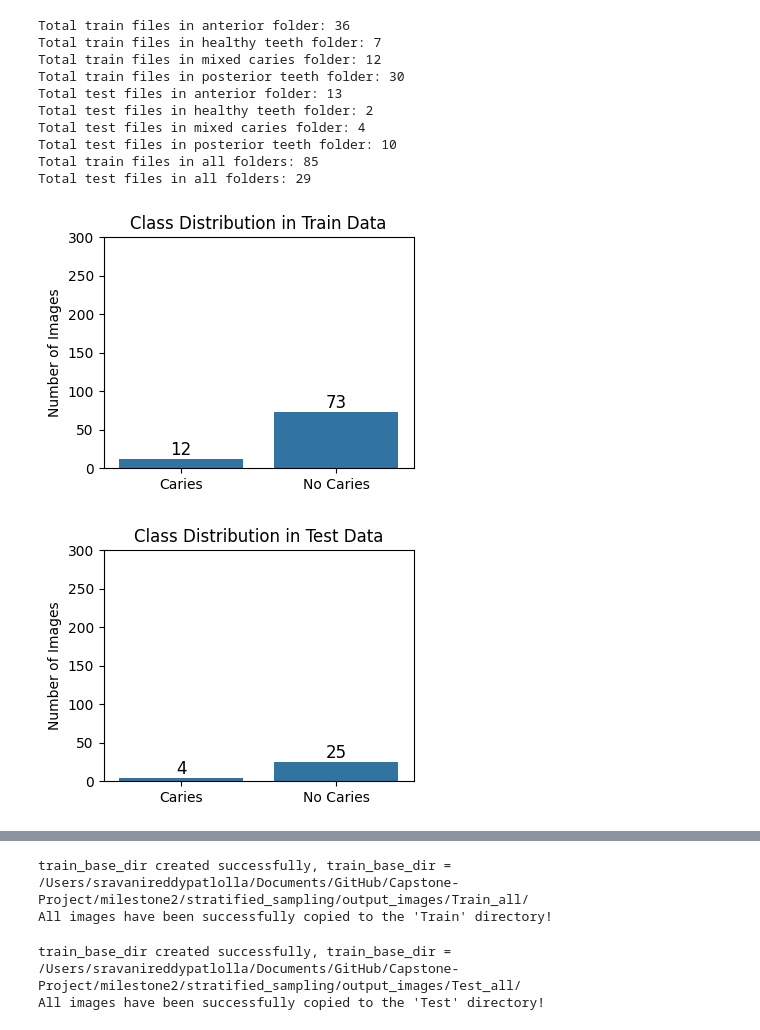
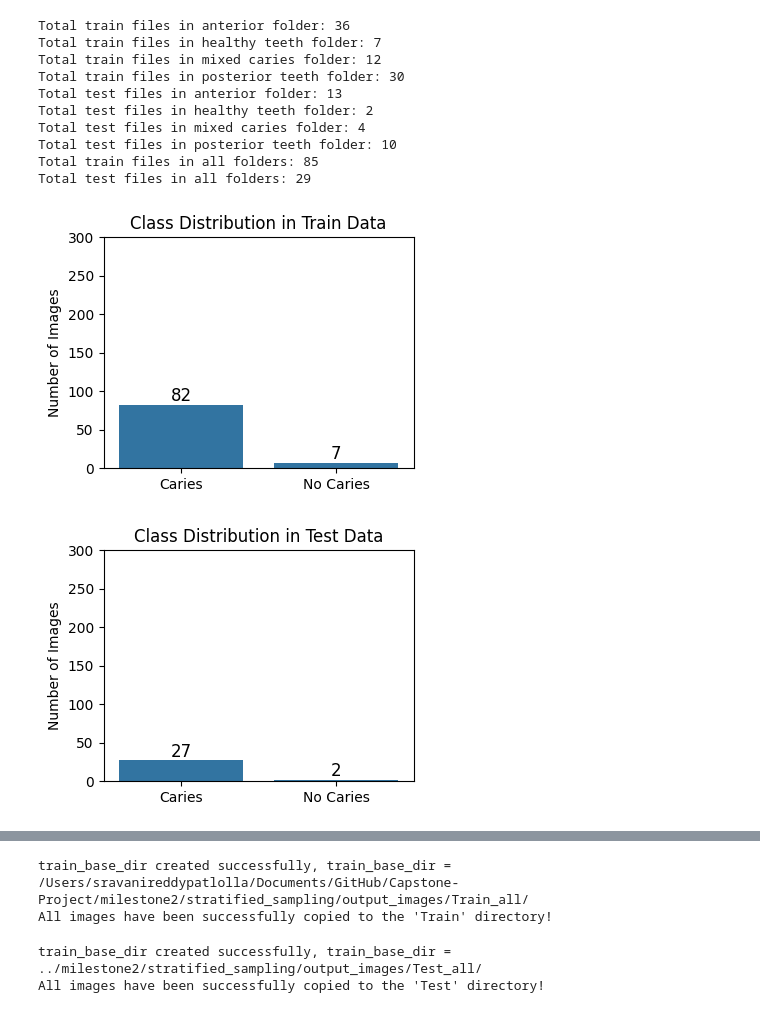
Before and after one commit to daunkim18/Capstone-Project, a Jupyter notebook: milestone2/labelling.ipynb, the cells around one changed output, grey strips where cells are left out. Saved outputs shown, nothing was run; the diff lists cells and outputs as text; code cells hidden in the pictures.

```diff
--- a/milestone2/labelling.ipynb
+++ b/milestone2/labelling.ipynb
@@ -74,15 +74,15 @@ import matplotlib.pyplot as plt
 import seaborn as sns
 
 # Define your directories (train and test)
-train_dir_anterior = '/Users/sravanireddypatlolla/Documents/GitHub/Capstone-Project/milestone2/stratified_sampling/output_images/train/anteroir_teeth/'
-train_dir_healthy_teeth = '/Users/sravanireddypatlolla/Documents/GitHub/Capstone-Project/milestone2/stratified_sampling/output_images/train/healthy_teeth/'
-train_dir_mixed_caries = '/Users/sravanireddypatlolla/Documents/GitHub/Capstone-Project/milestone2/stratified_sampling/output_images/train/mixed_caries/'
-train_dir_posterior_teeth = '/Users/sravanireddypatlolla/Documents/GitHub/Capstone-Project/milestone2/stratified_sampling/output_images/train/posterior_teeth/'
+train_dir_anterior = '../milestone2/stratified_sampling/output_images/train/anteroir_teeth/'
+train_dir_healthy_teeth = '../milestone2/stratified_sampling/output_images/train/healthy_teeth/'
+train_dir_mixed_caries = '../milestone2/stratified_sampling/output_images/train/mixed_caries/'
+train_dir_posterior_teeth = '../milestone2/stratified_sampling/output_images/train/posterior_teeth/'
 
-test_dir_anterior = '/Users/sravanireddypatlolla/Documents/GitHub/Capstone-Project/milestone2/stratified_sampling/output_images/test/anteroir_teeth/'
-test_dir_healthy_teeth = '/Users/sravanireddypatlolla/Documents/GitHub/Capstone-Project/milestone2/stratified_sampling/output_images/test/healthy_teeth/'
-test_dir_mixed_caries = '/Users/sravanireddypatlolla/Documents/GitHub/Capstone-Project/milestone2/stratified_sampling/output_images/test/mixed_caries/'
-test_dir_posterior_teeth = '/Users/sravanireddypatlolla/Documents/GitHub/Capstone-Project/milestone2/stratified_sampling/output_images/test/posterior_teeth/'
+test_dir_anterior = '../milestone2/stratified_sampling/output_images/test/anteroir_teeth/'
+test_dir_healthy_teeth = '../milestone2/stratified_sampling/output_images/test/healthy_teeth/'
+test_dir_mixed_caries = '../milestone2/stratified_sampling/output_images/test/mixed_caries/'
+test_dir_posterior_teeth = '../milestone2/stratified_sampling/output_images/test/posterior_teeth/'
 
 # Count the total number of images in each directory for train data
 total_train = {
@@ -101,40 +101,40 @@ total_test = {
 }
 
 # Now calculate the number of images for "Caries" and "No Caries"
-train_caries_count = total_train['mixed_caries']  # Assuming 'mixed_caries' represents Caries
-train_no_caries_count = total_train['healthy_teeth'] + total_train['anterior'] + total_train['posterior_teeth']
+train_caries_count = total_train['mixed_caries'] + total_train['anterior'] + total_train['posterior_teeth']
+train_no_caries_count = total_train['healthy_teeth']
 
-test_caries_count = total_test['mixed_caries']  # Assuming 'mixed_caries' represents Caries
-test_no_caries_count = total_test['healthy_teeth'] + total_test['anterior'] + total_test['posterior_teeth']
+test_caries_count = total_test['mixed_caries'] + total_test['anterior'] + total_test['posterior_teeth']
+test_no_caries_count = total_test['healthy_teeth']
 
 # Plotting the data for training data
 plt.figure(figsize=(4, 3))
 sns.barplot(x=['Caries', 'No Caries'], y=[train_caries_count, train_no_caries_count])
 plt.title('Class Distribution in Train Data')
 plt.ylabel('Number of Images')
 plt.ylim(0, 300)  # Adjust this to fit your data range
 
 # Add data labels to the bars
 for i, count in enumerate([train_caries_count, train_no_caries_count]):
     plt.text(i, count, str(count), ha='center', va='bottom', fontsize=12)
 
 plt.show()
 
 # Plotting the data for testing data
 plt.figure(figsize=(4, 3))
 sns.barplot(x=['Caries', 'No Caries'], y=[test_caries_count, test_no_caries_count])
 plt.title('Class Distribution in Test Data')
 plt.ylabel('Number of Images')
 plt.ylim(0, 300)  # Adjust this to fit your data range
 
 # Add data labels to the bars
 for i, count in enumerate([test_caries_count, test_no_caries_count]):
     plt.text(i, count, str(count), ha='center', va='bottom', fontsize=12)
 
 plt.show()
 # %% [output]
-[figure, old version]
+[figure, new version]
-[figure, old version]
+[figure, new version]
 # %%
 import os
 import matplotlib.pyplot as plt
@@ -234,13 +234,13 @@ import os
 import shutil
 
 # Gettting all the images from the directories
-test_dir_anterior = '/Users/sravanireddypatlolla/Documents/GitHub/Capstone-Project/milestone2/stratified_sampling/output_images/test/anteroir_teeth/'
-test_dir_healthy_teeth = '/Users/sravanireddypatlolla/Documents/GitHub/Capstone-Project/milestone2/stratified_sampling/output_images/test/healthy_teeth/'
-test_dir_mixed_caries = '/Users/sravanireddypatlolla/Documents/GitHub/Capstone-Project/milestone2/stratified_sampling/output_images/test/mixed_caries/'
-test_dir_posterior_teeth = '/Users/sravanireddypatlolla/Documents/GitHub/Capstone-Project/milestone2/stratified_sampling/output_images/test/posterior_teeth/'
+test_dir_anterior = '../milestone2/stratified_sampling/output_images/test/anteroir_teeth/'
+test_dir_healthy_teeth = '../milestone2/stratified_sampling/output_images/test/healthy_teeth/'
+test_dir_mixed_caries = '../milestone2/stratified_sampling/output_images/test/mixed_caries/'
+test_dir_posterior_teeth = '../milestone2/stratified_sampling/output_images/test/posterior_teeth/'
 
 # Putting all the files in one folder to test the model
-test_base_dir = '/Users/sravanireddypatlolla/Documents/GitHub/Capstone-Project/milestone2/stratified_sampling/output_images/Test_all/'
+test_base_dir = '../milestone2/stratified_sampling/output_images/Test_all/'
 
 # Creating a new test folder if it doesn't exist
 os.makedirs(test_base_dir, exist_ok=True)
@@ -264,5 +264,5 @@ copy_files_to_train(test_dir_posterior_teeth)
 
 print("All images have been successfully copied to the 'Test' directory!")
 # %% [output]
-train_base_dir created successfully, train_base_dir =  /Users/sravanireddypatlolla/Documents/GitHub/Capstone-Project/milestone2/stratified_sampling/output_images/Test_all/
+train_base_dir created successfully, train_base_dir =  ../milestone2/stratified_sampling/output_images/Test_all/
 All images have been successfully copied to the 'Test' directory!
```
Also changed, not shown: parts of 1 cell of this notebook.
